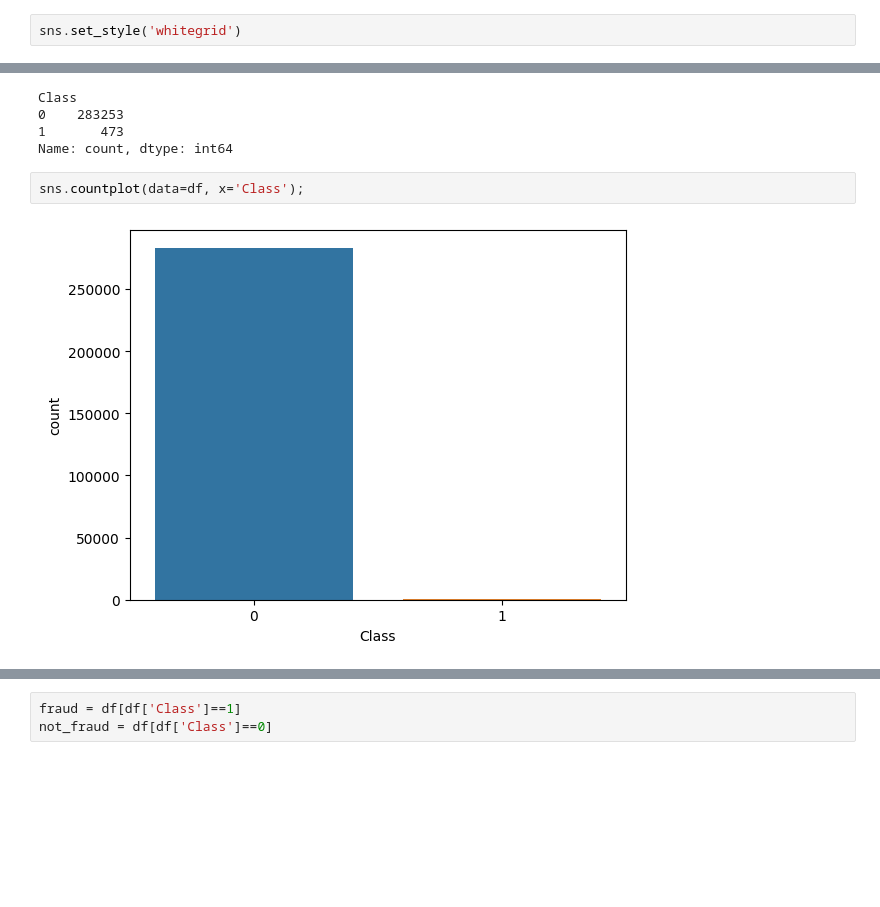
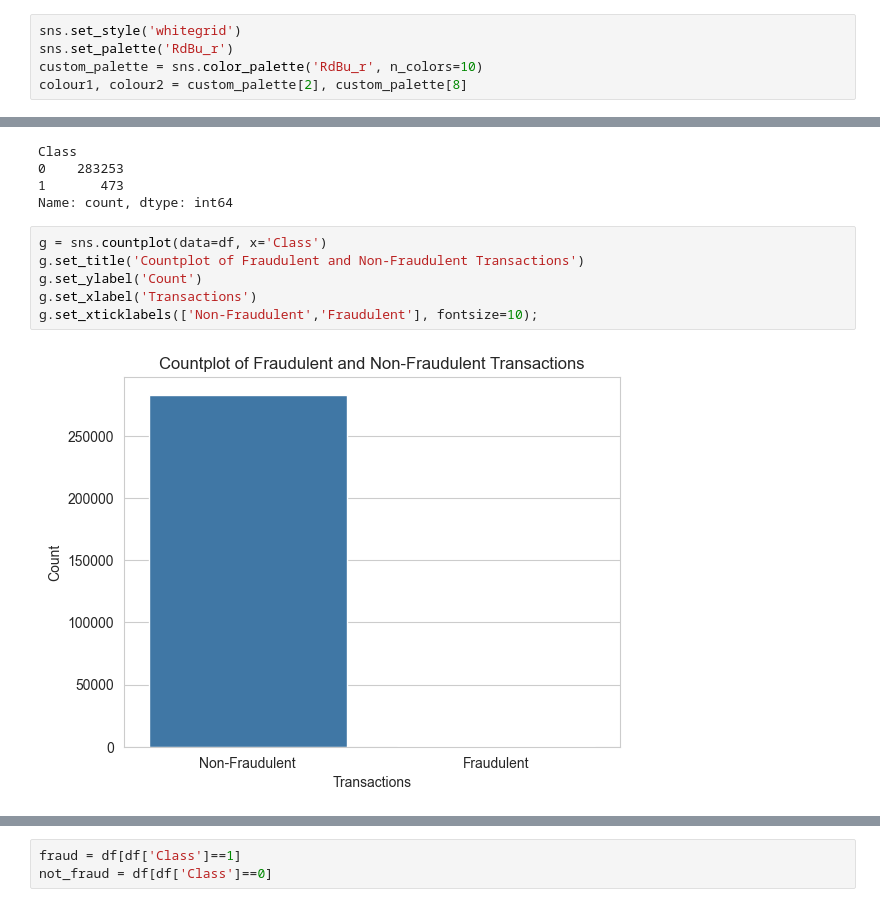
Before and after one commit to AThompson04/credit-card-fraud-detection, a Jupyter notebook: notebooks/eda_and_data_cleaning.ipynb, the cells around one changed output, grey strips where cells are left out. Drawn from its saved outputs; the diff is of its cells as text; blank space fills up the shorter version.

Commit message:
Adding and formating graphs

```diff
--- a/notebooks/eda_and_data_cleaning.ipynb
+++ b/notebooks/eda_and_data_cleaning.ipynb
@@ -104,4 +106,7 @@ V17      -0.313498
 Name: Class, dtype: float64
 # %%
 sns.set_style('whitegrid')
+sns.set_palette('RdBu_r')
+custom_palette = sns.color_palette('RdBu_r', n_colors=10)
+colour1, colour2 = custom_palette[2], custom_palette[8]
 # %%
@@ -116,7 +121,11 @@ Class
 1       473
 Name: count, dtype: int64
 # %%
-sns.countplot(data=df, x='Class');
+g = sns.countplot(data=df, x='Class')
+g.set_title('Countplot of Fraudulent and Non-Fraudulent Transactions')
+g.set_ylabel('Count')
+g.set_xlabel('Transactions')
+g.set_xticklabels(['Non-Fraudulent','Fraudulent'], fontsize=10);
 # %% [output]
-[figure, old version]
+[figure, new version]
 # %%
```
Also changed, not shown: parts of 7 cells of this notebook.
